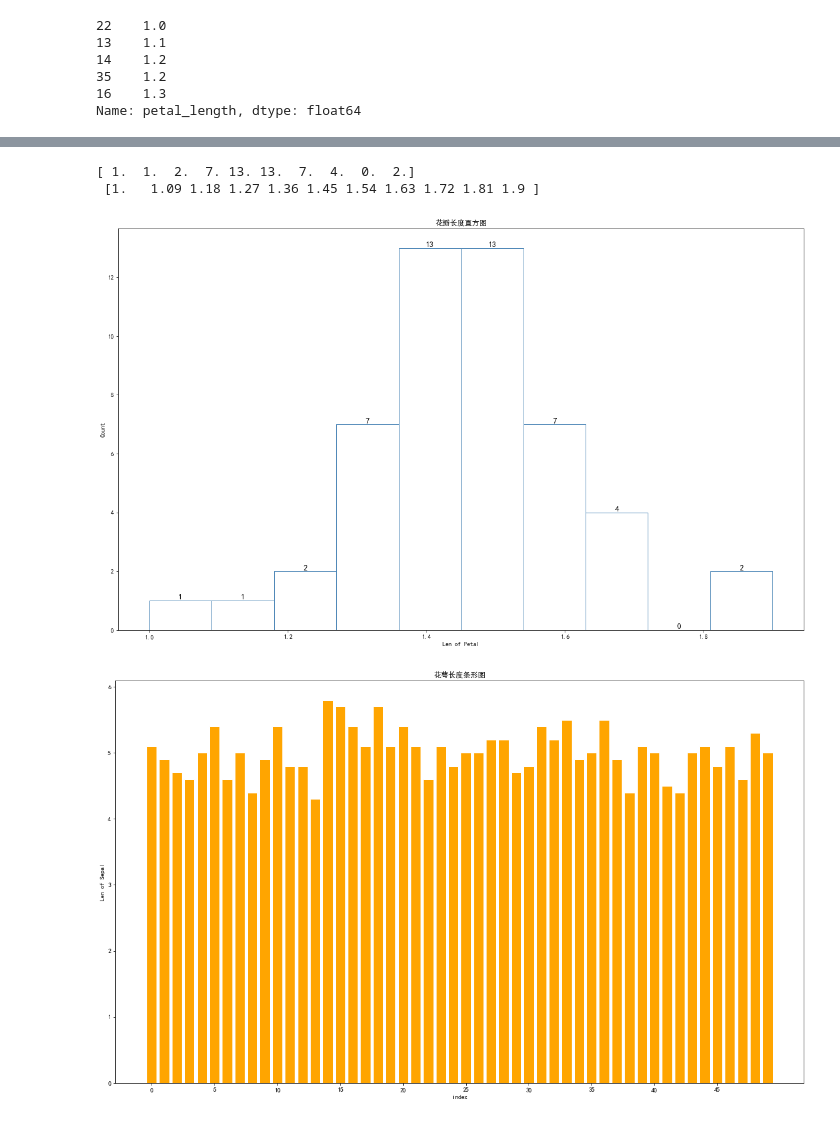
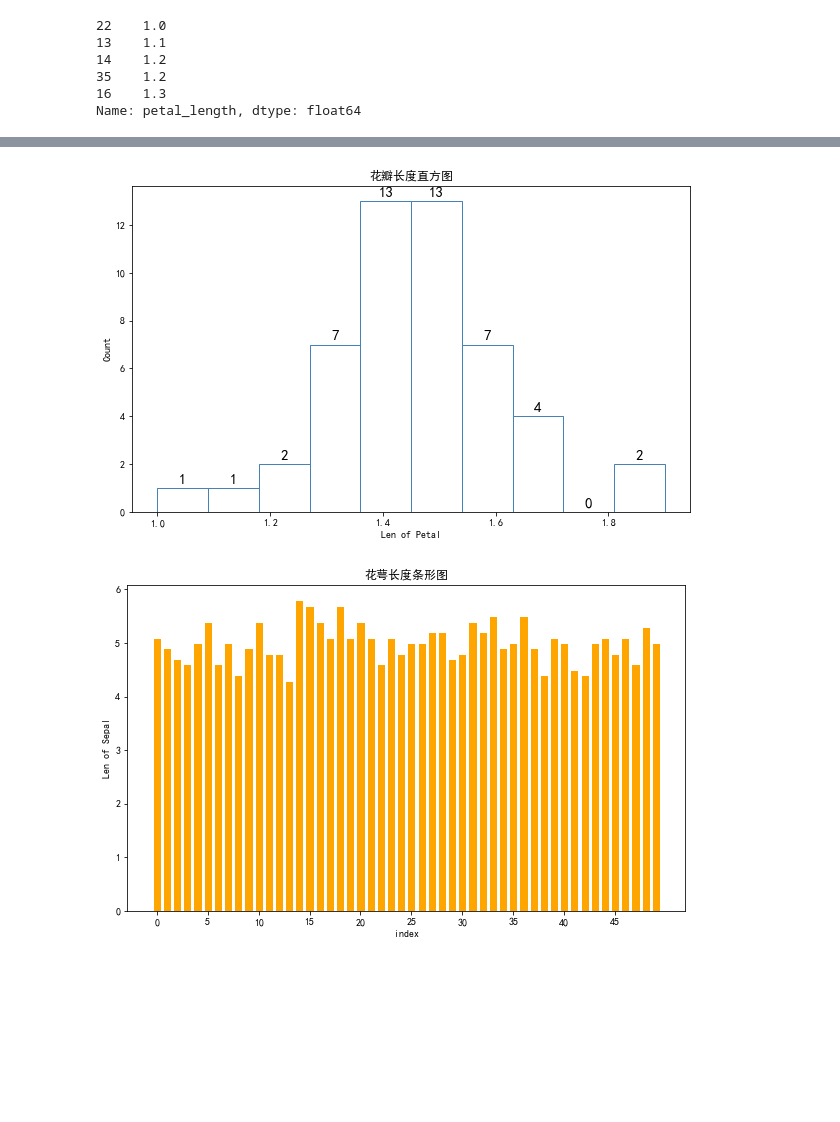
Before and after one commit to CHONGANDXU/Upload-Test, a Jupyter notebook: Matplotlib.ipynb, the cells around one changed output, grey strips where cells are left out. Saved outputs shown, nothing was run; the diff lists cells and outputs as text; code cells hidden in the pictures; blank space fills up the shorter version.

```diff
--- a/Matplotlib.ipynb
+++ b/Matplotlib.ipynb
@@ -21,7 +21,8 @@ df_sorted.head()
 16    1.3
 Name: petal_length, dtype: float64
 # %%
-plt.figure(num=1,figsize=(20,12))
+#plt.subplot(2,2,4)
+plt.figure(num=1,figsize=(10,8))
 x1=df.iloc[:,2]
 y1=df.iloc[:,0]
 plt.xlabel('Len of Petal')
@@ -30,7 +31,7 @@ plt.scatter(x1,y1,marker='o',c='r')
 plt.title('花瓣/花萼长度散点图')
 show()
 
-plt.figure(num=2,figsize=(20,12))
+plt.figure(num=2,figsize=(10,8))
 m1=np.array(df.iloc[:,2])
 fre_tuple = plt.hist(m1, bins=10, edgecolor='steelblue', color='white')
 plt.xlabel('Len of Petal')
@@ -38,12 +39,12 @@ plt.ylabel('Count')
 plt.title('花瓣长度直方图')
 x_loc = fre_tuple[0]
 y_loc = fre_tuple[1]
-print(x_loc,'\n',y_loc)
+#print(x_loc,'\n',y_loc)
 for x,y in zip(x_loc,y_loc):
-    plt.text(y+0.045, x, '%.0f' % x, ha='center', va= 'bottom',fontsize=13)
+    plt.text(y+0.045, x+0.1, '%.0f' % x, ha='center', va= 'bottom',fontsize=15)
 show()
 
-plt.figure(num=3,figsize=(20,12))
+plt.figure(num=3,figsize=(10,8))
 x2 = np.asarray(range(0,50))
 y2 = np.asarray(df.iloc[:,0])
 x2_xticks=np.arange(0,len(x2),5)
@@ -54,7 +55,7 @@ plt.ylabel('Len of Sepal')
 plt.title('花萼长度条形图')
 show()
 
-plt.figure(num=4,figsize=(20,12))
+plt.figure(num=4,figsize=(10,8))
 plt.axes(aspect='equal')
 exploded=[0, 0, 0, 0, 0.05, 0.05, 0, 0, 0, 0]
 plt.pie(x=x_loc/50,
@@ -76,4 +77,2 @@ show()
-[ 1.  1.  2.  7. 13. 13.  7.  4.  0.  2.]
- [1.   1.09 1.18 1.27 1.36 1.45 1.54 1.63 1.72 1.81 1.9 ]
-[figure, old version]
+[figure, new version]
-[figure, old version]
+[figure, new version]
```
Also changed, not shown: parts of 1 cell of this notebook.
